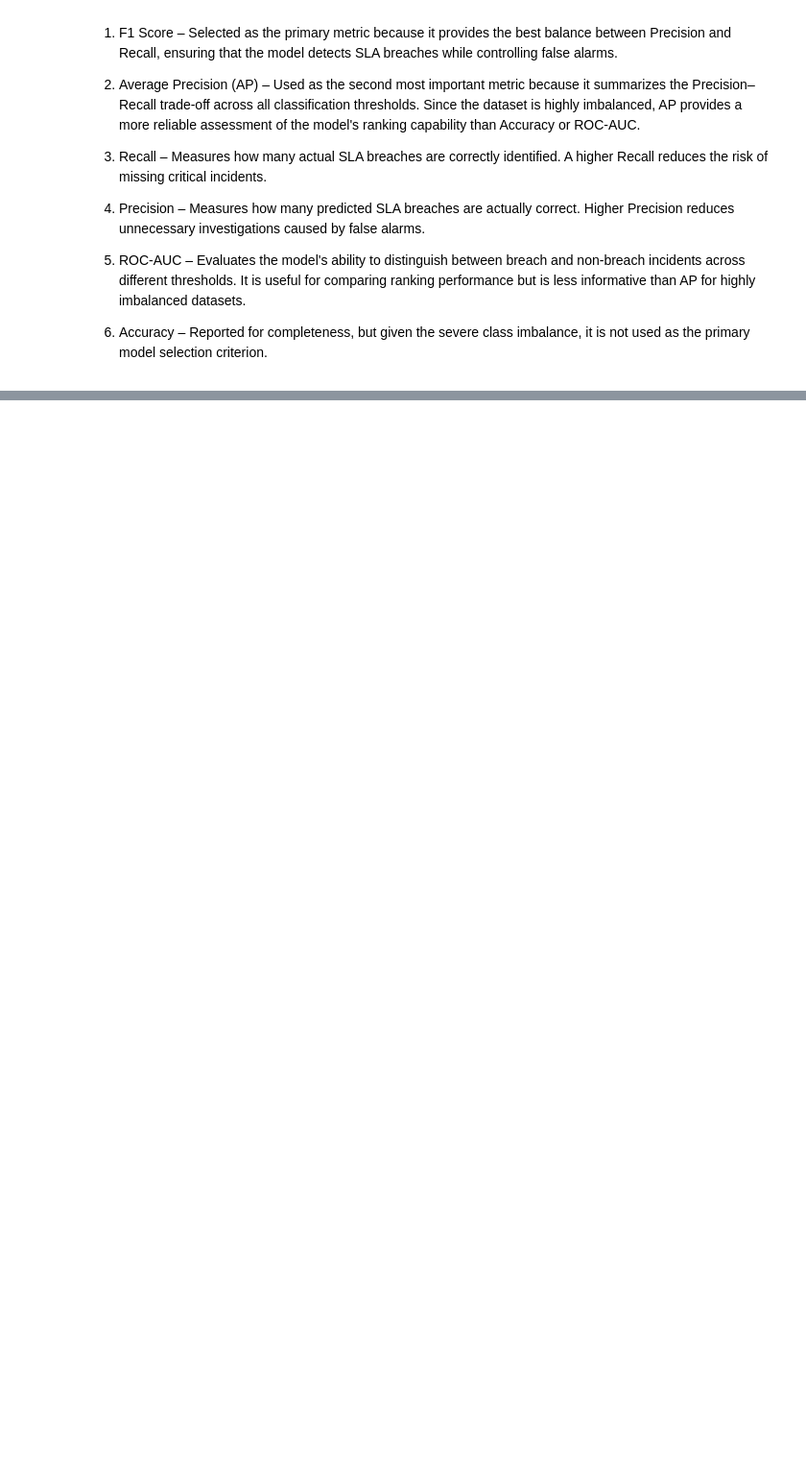
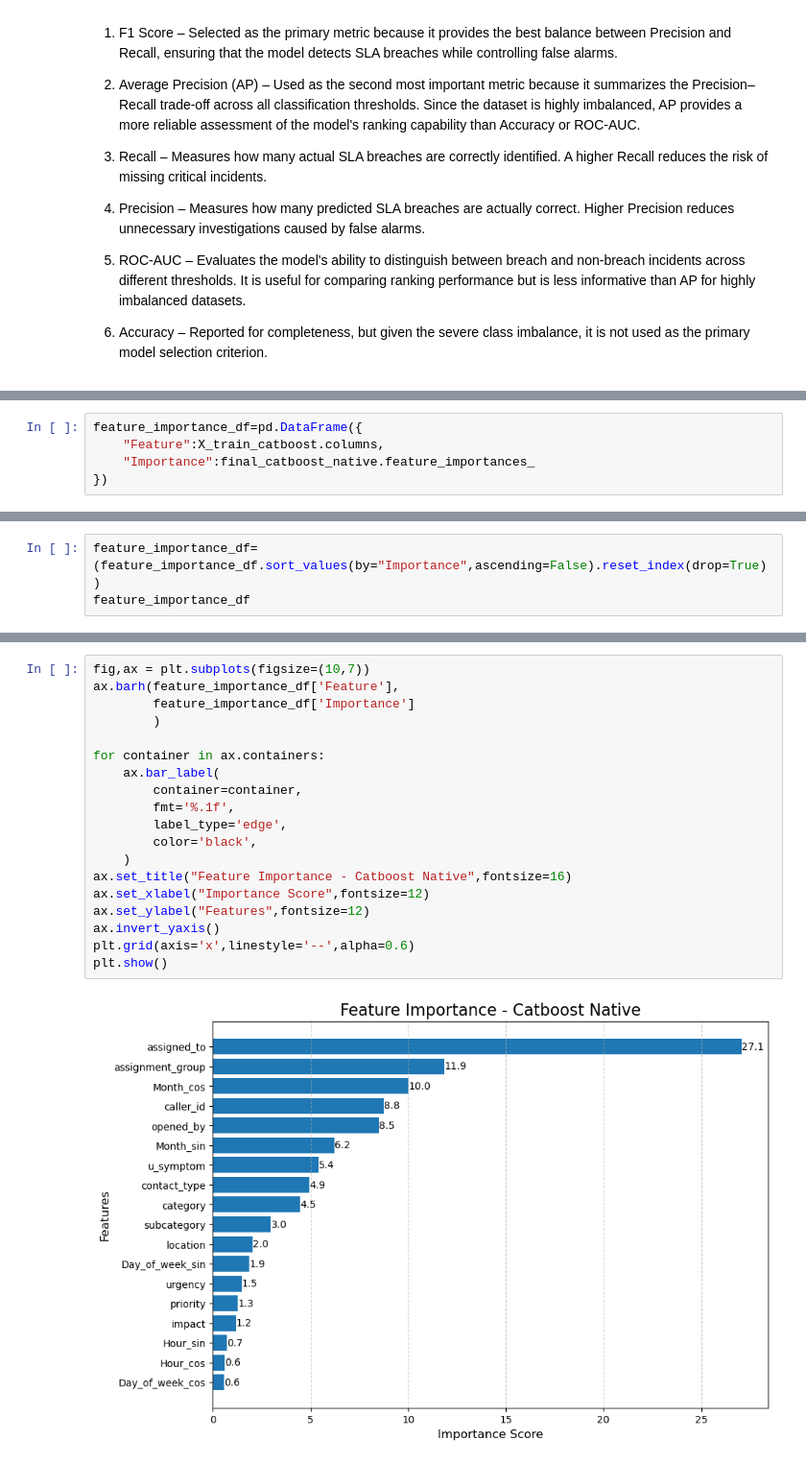
Before and after one commit to pinnusaikiran/AI-incident-intelligence-platform, a Jupyter notebook: notebooks/modeling/05_model_training.ipynb, the cells around one changed output, grey strips where cells are left out. Shown at 96% size. Saved outputs shown, nothing was run; the diff lists cells and outputs as text; blank space fills up the shorter version.

Commit message:
Completed the feature importance

```diff
--- a/notebooks/modeling/05_model_training.ipynb
+++ b/notebooks/modeling/05_model_training.ipynb
@@ -2576,2 +2572,7 @@ ROC-AUC: 0.891
 
 These results indicate that CatBoost's native categorical processing preserved substantially more predictive information than manual encoding techniques. Therefore, CatBoost (Native) is selected as the final production model for SLA Breach Prediction.
+# %%
+feature_importance_df=pd.DataFrame({
+    "Feature":X_train_catboost.columns,
+    "Importance":final_catboost_native.feature_importances_
+})
@@ -2577,0 +2599,3 @@ These results indicate that CatBoost's native categorical processing preserved s
+# %%
+feature_importance_df=(feature_importance_df.sort_values(by="Importance",ascending=False).reset_index(drop=True))
+feature_importance_df
@@ -2577,0 +2620,21 @@ These results indicate that CatBoost's native categorical processing preserved s
+# %%
+fig,ax = plt.subplots(figsize=(10,7))
+ax.barh(feature_importance_df['Feature'],
+        feature_importance_df['Importance']
+        )
+
+for container in ax.containers:
+    ax.bar_label(
+        container=container,
+        fmt='%.1f',
+        label_type='edge',
+        color='black',
+    )
+ax.set_title("Feature Importance - Catboost Native",fontsize=16)
+ax.set_xlabel("Importance Score",fontsize=12)
+ax.set_ylabel("Features",fontsize=12)
+ax.invert_yaxis()
+plt.grid(axis='x',linestyle='--',alpha=0.6)
+plt.show()
+# %% [output]
+[figure, added]
```
Also changed, not shown: parts of 77 cells of this notebook, 19 other files.
